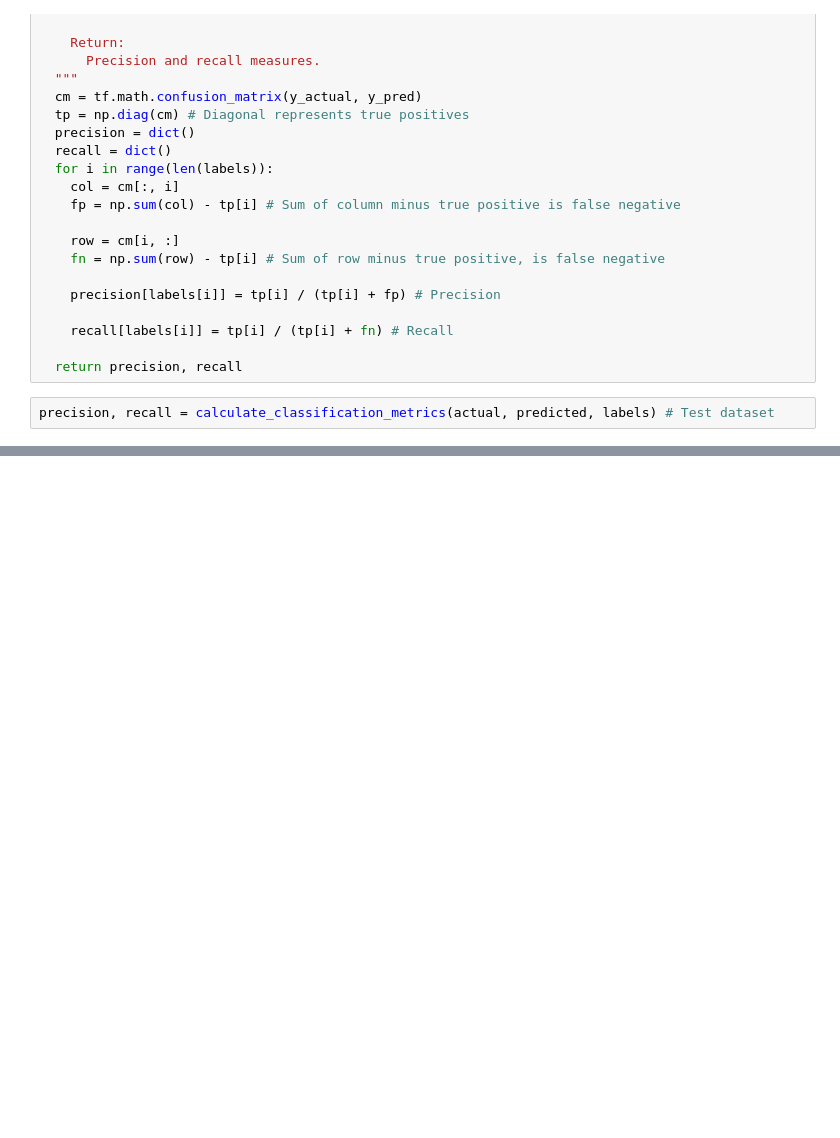
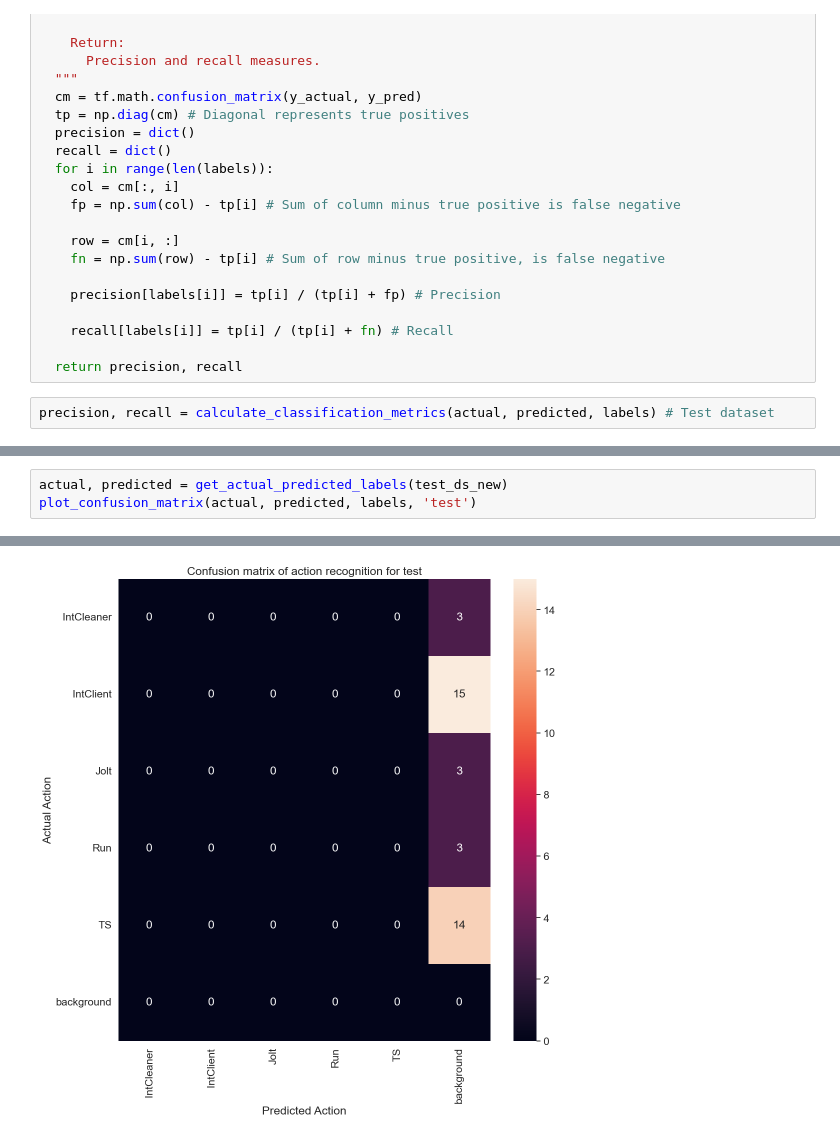
Before and after one commit to WIbigdog/CleaningBehaviourQuantifier, a Jupyter notebook: Video Classification - tut.ipynb, the cells around one changed output, grey strips where cells are left out. Saved outputs shown, nothing was run; the diff lists cells and outputs as text; blank space fills up the shorter version.

```diff
--- a/Video Classification - tut.ipynb
+++ b/Video Classification - tut.ipynb
@@ -451,0 +656,4 @@ recall
+# %%
+actual, predicted = get_actual_predicted_labels(test_ds_new)
+plot_confusion_matrix(actual, predicted, labels, 'test')
+# %% [output]
@@ -451,0 +661 @@ recall
+[figure, added]
```
Also changed, not shown: parts of 51 cells of this notebook.
